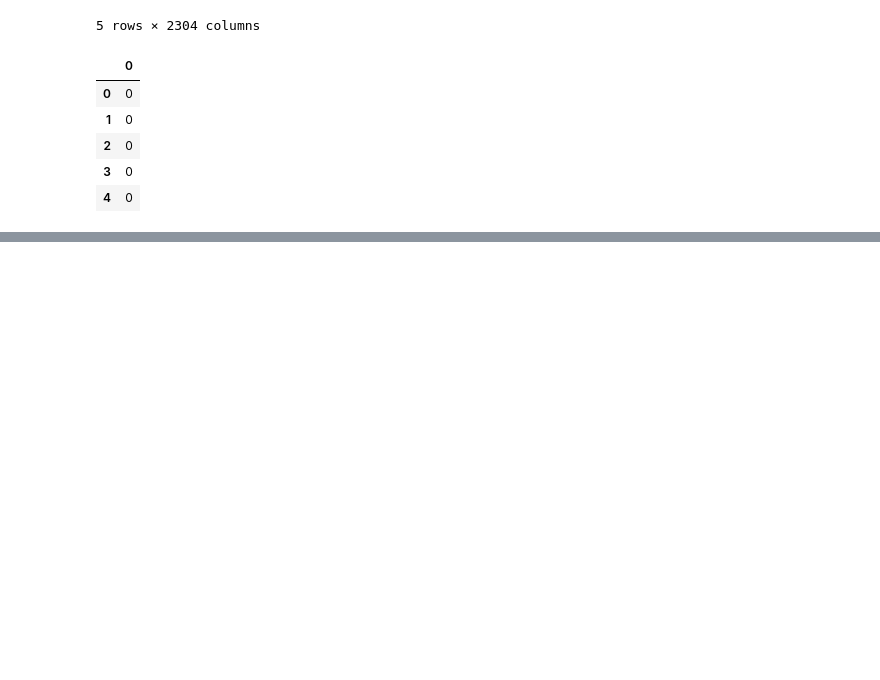
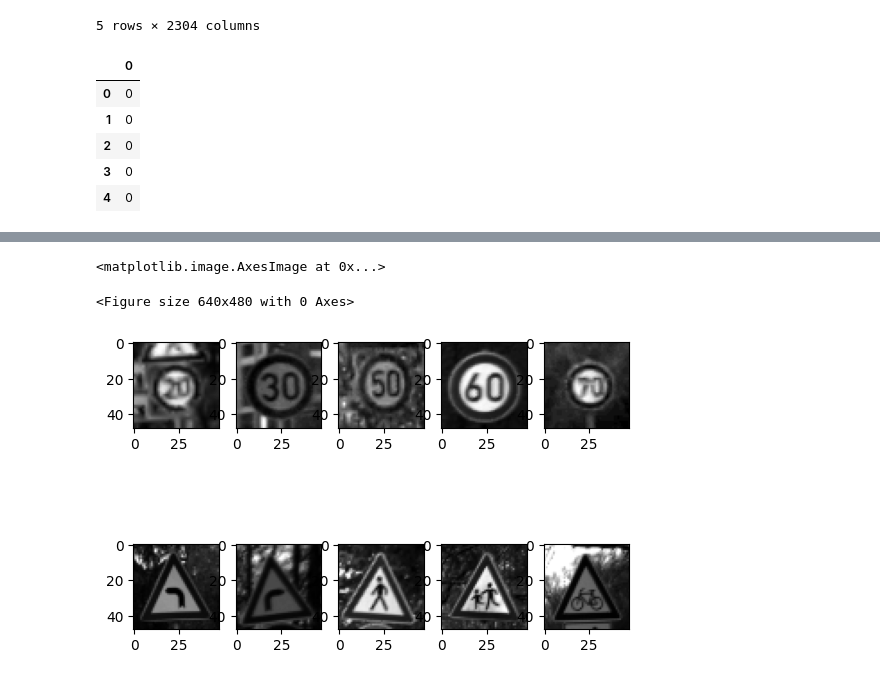
Before and after one commit to Danish3848/F20DL, a Jupyter notebook: CW/Coursework1Notebook.ipynb, the cells around one changed output, grey strips where cells are left out. Cells and saved outputs as stored; diff of their text form; code cells hidden in the pictures; blank space fills up the shorter version.

Commit message:
Adding image of each type of class

```diff
--- a/CW/Coursework1Notebook.ipynb
+++ b/CW/Coursework1Notebook.ipynb
@@ -95,0 +109,17 @@ No artists with labels found to put in legend.  Note that artists whose label st
+# %%
+plt.figure()
+f, axarr = plt.subplots(2,5)
+axarr[0][0].imshow(complete_x_train.iloc[0].to_numpy().reshape(48,48), cmap='gray')
+axarr[0][1].imshow(complete_x_train.iloc[210].to_numpy().reshape(48,48), cmap='gray')
+axarr[0][2].imshow(complete_x_train.iloc[2430].to_numpy().reshape(48,48), cmap='gray')
+axarr[0][3].imshow(complete_x_train.iloc[6085].to_numpy().reshape(48,48), cmap='gray')
+axarr[0][4].imshow(complete_x_train.iloc[7030].to_numpy().reshape(48,48), cmap='gray')
+axarr[1][0].imshow(complete_x_train.iloc[8275].to_numpy().reshape(48,48), cmap='gray')
+axarr[1][1].imshow(complete_x_train.iloc[8635].to_numpy().reshape(48,48), cmap='gray')
+axarr[1][2].imshow(complete_x_train.iloc[8875].to_numpy().reshape(48,48), cmap='gray')
+axarr[1][3].imshow(complete_x_train.iloc[9415].to_numpy().reshape(48,48), cmap='gray')
+axarr[1][4].imshow(complete_x_train.iloc[9685].to_numpy().reshape(48,48), cmap='gray')
+# %% [output]
+<matplotlib.image.AxesImage at 0x...>
+<Figure size 640x480 with 0 Axes>
+[figure, added]
```
Also changed, not shown: parts of 13 cells of this notebook.
